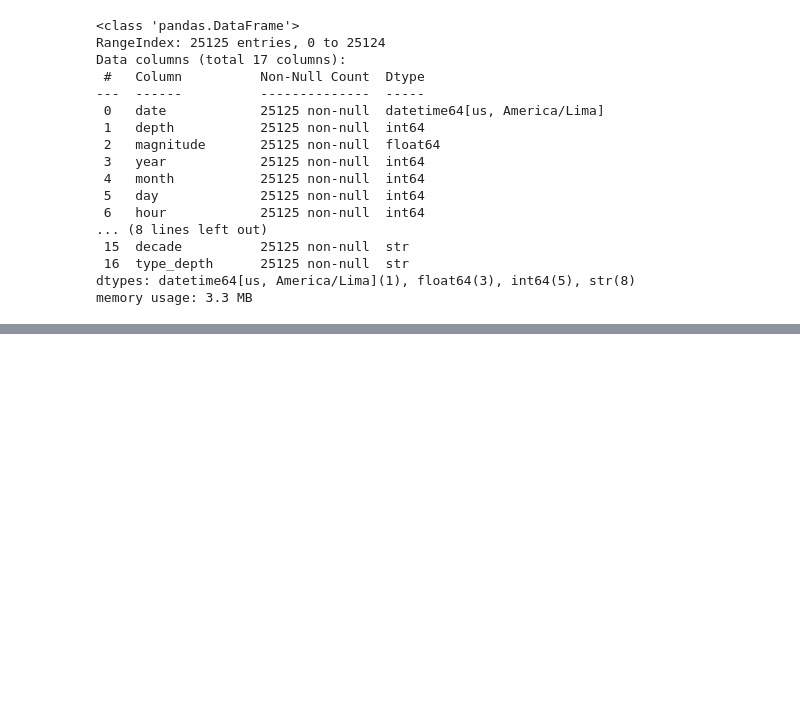
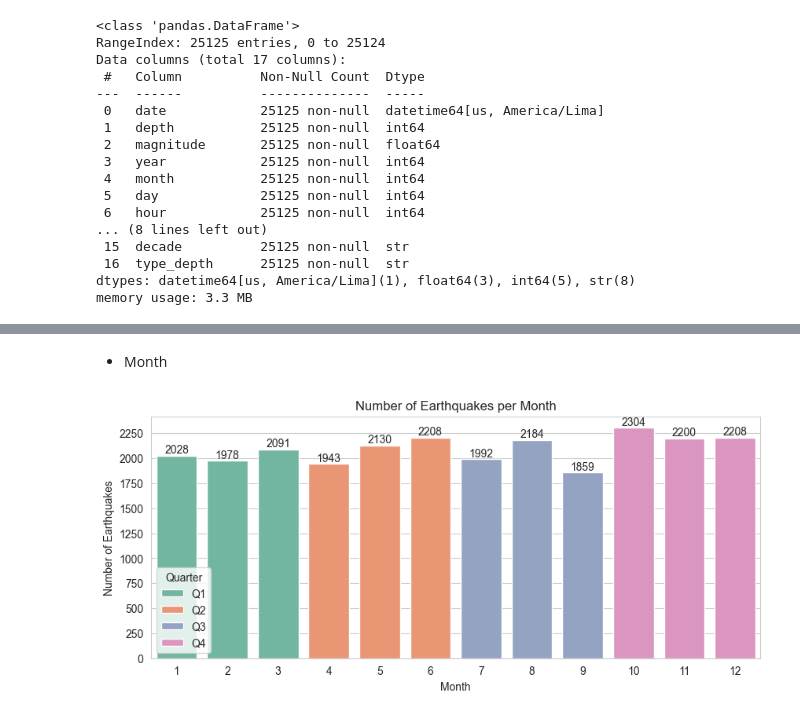
Before and after one commit to N4VHI/navhi-eda-portfolio, a Jupyter notebook: Projects/Project_01_IGP/notebooks/03_univariate_analysis.ipynb, the cells around one changed output, grey strips where cells are left out. Drawn from its saved outputs; the diff is of its cells as text; code cells hidden in the pictures; blank space fills up the shorter version.

```diff
--- a/Projects/Project_01_IGP/notebooks/03_univariate_analysis.ipynb
+++ b/Projects/Project_01_IGP/notebooks/03_univariate_analysis.ipynb
@@ -32,0 +74,23 @@ memory usage: 3.3 MB
+# %% [markdown]
+* Month
+# %%
+sns.set_style("whitegrid")
+
+fig, ax = plt.subplots(figsize=(10, 4))
+
+sns.countplot(data=df, x="month", hue="quarter", palette="Set2")
+
+for container in ax.containers:
+    ax.bar_label(container)
+
+plt.yticks(np.arange(0, df["month"].value_counts().max() + 1, 250))
+plt.xlabel("Month")
+plt.ylabel("Number of Earthquakes")
+plt.title("Number of Earthquakes per Month")
+plt.legend(title="Quarter")
+
+plt.savefig("../reports/figures/univariate_analysis/date/earthquakes_per_month.png", dpi=300, bbox_inches="tight")
+
+plt.show()
+# %% [output]
+[figure, added]
```
Also changed, not shown: parts of 20 cells of this notebook, 17 other files.
